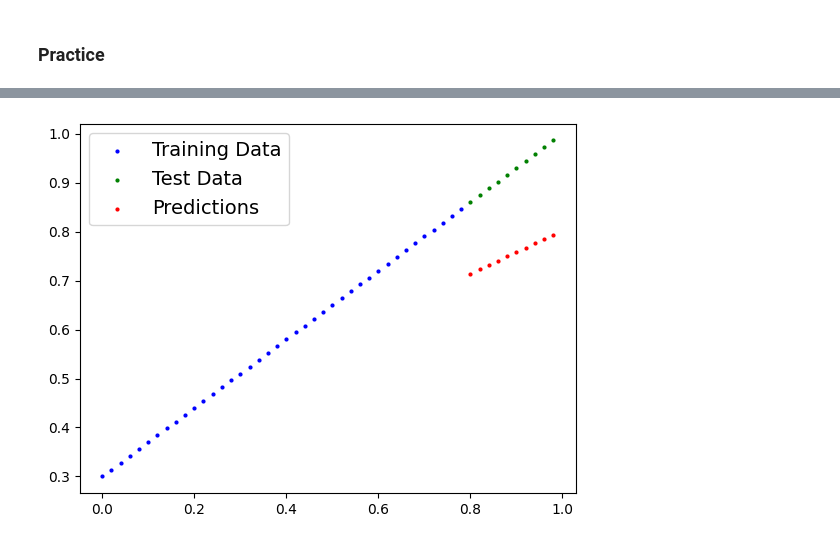
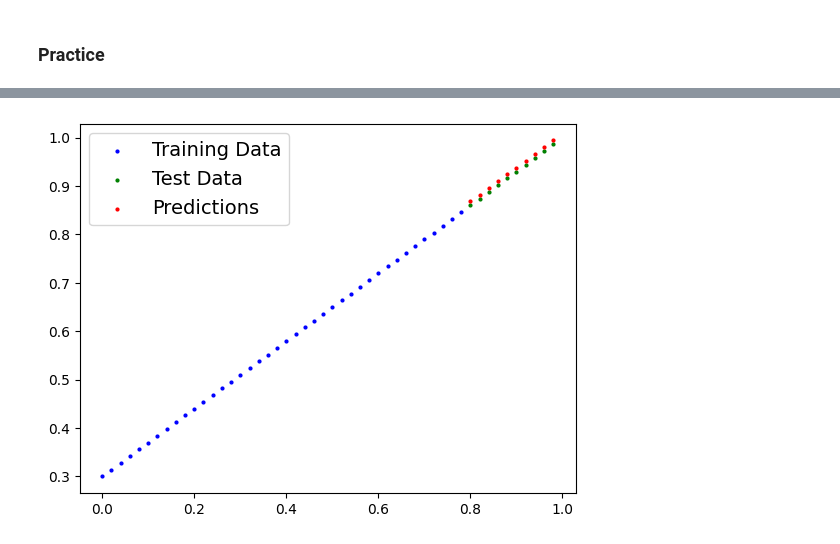
Before and after one commit to cs-joy/Exploring_PyTorch, a Jupyter notebook: 01_pytorch_workflow.ipynb, the cells around one changed output, grey strips where cells are left out. Saved outputs shown, nothing was run; the diff lists cells and outputs as text; code cells hidden in the pictures.

```diff
--- a/01_pytorch_workflow.ipynb
+++ b/01_pytorch_workflow.ipynb
@@ -494,8 +496,19 @@ for epoch in range(epochs):
   # 5. Optimizer step
   optimizer.step()
 
-  # Testing
-  model_0.eval()
+  ### Testing
+  model_0.eval() # turns off different settings in the model not needed for evaluation/testing (dropout [https://pytorch.org/docs/stable/nn.html#dropout-layers] / batch norm layers)
+  with torch.inference_mode(): # turns off gradient tracking & a couple more things behind the scenes
+    # 1. Do the forward pass
+    test_pred = model_0(X_test)
 
-  print(model_0.state_dict())
+    # 2. Calulate the loss
+    test_loss = loss_fn(test_pred, y_test)
+
+  # Print out what happening
+  if epoch % 10 == 0:
+    print(f"Epoch: {epoch} | Loss: {loss} | Test loss: {test_loss}")
+
+    # Print out model state_dict()
+    print(model_0.state_dict())
 # %% [output]
@@ -521,0 +606,4 @@ with torch.inference_mode():
+# %%
+# make some predictions
+with torch.inference_mode():
+  y_pred_150_epochs = model_0(X_test)
@@ -522,4 +620,4 @@ with torch.inference_mode():
 # %%
-plot_predictions(predictions=y_preds_new)
+plot_predictions(predictions=y_pred_150_epochs)
 # %% [output]
-[figure, old version]
+[figure, new version]
```
Also changed, not shown: parts of 16 cells of this notebook, 1 other file.
